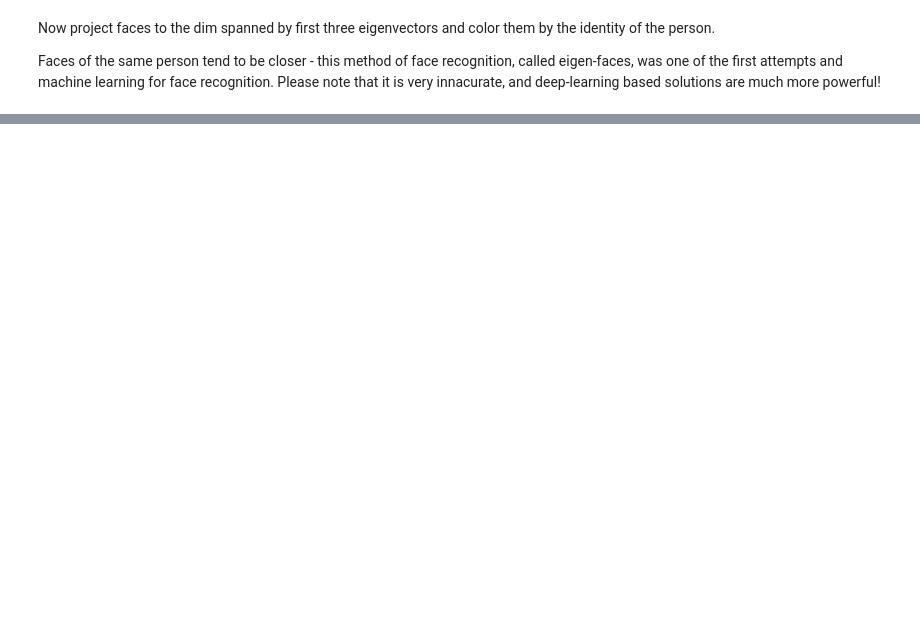
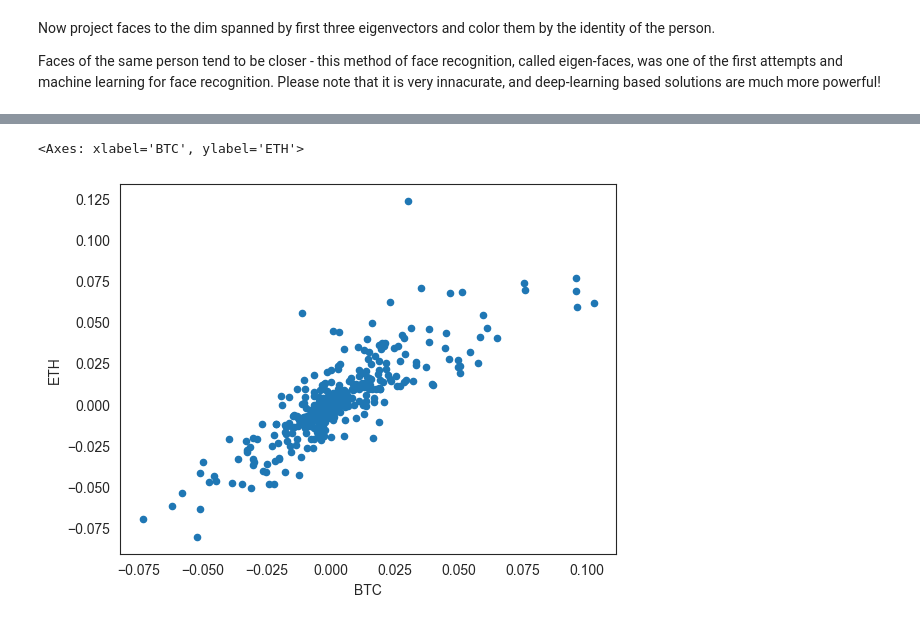
Before and after one commit to marekpiotradamczyk/ml_uwr_23, a Jupyter notebook: Lectures/07-notes.ipynb, the cells around one changed output, grey strips where cells are left out. Cells and saved outputs as stored; diff of their text form; code cells hidden in the pictures; blank space fills up the shorter version.

```diff
--- a/Lectures/07-notes.ipynb
+++ b/Lectures/07-notes.ipynb
@@ -683,0 +778,8 @@ ax.scatter(
+# %%
+#df_daily_changes[BTC][t] = (df_daily_changes[BTC][t]- df_daily_changes[BTC][t-1])/df_daily_changes[BTC][t-1]
+
+rets_df = pd.DataFrame()
+for instrument in df_normalized.columns:
+  rets_df[instrument] = (df_normalized[instrument] - df_normalized[instrument].shift(1))/df_normalized[instrument].shift(1)
+rets_df = rets_df.drop(index=rets_df.index[0])
+rets_df.head(n=10)
@@ -683,0 +799,5 @@ ax.scatter(
+# %%
+rets_df.plot.scatter(x = 'BTC',y = 'ETH')
+# %% [output]
+<Axes: xlabel='BTC', ylabel='ETH'>
+[figure, added]
```
Also changed, not shown: parts of 47 cells of this notebook.
